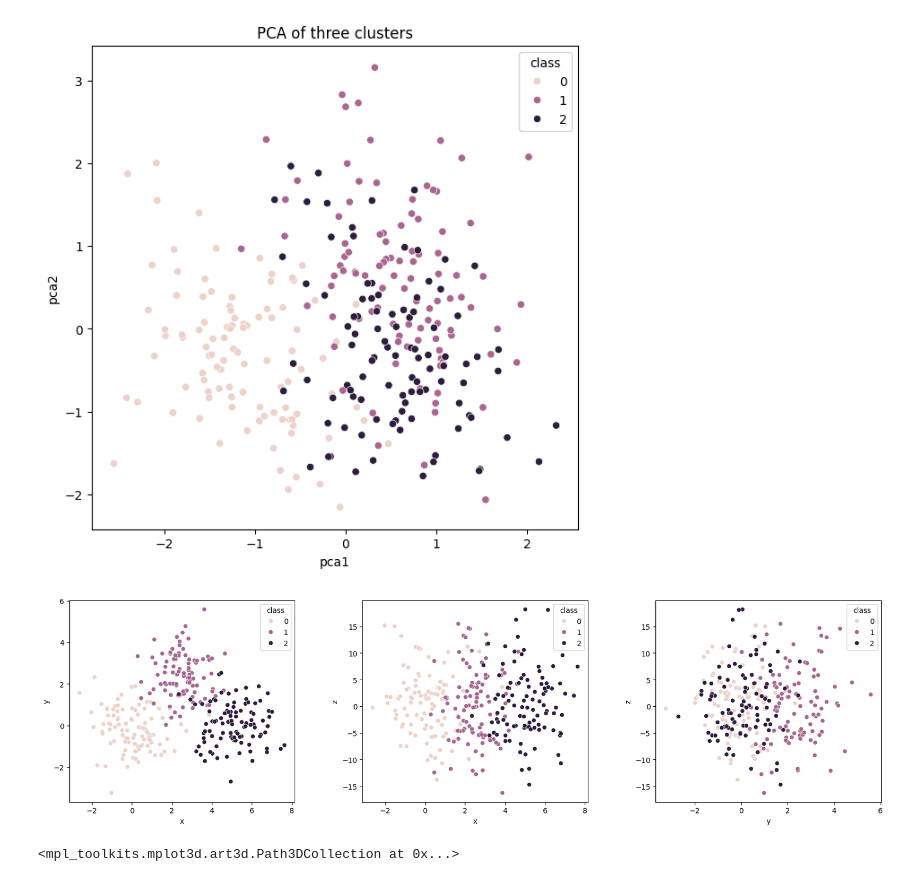
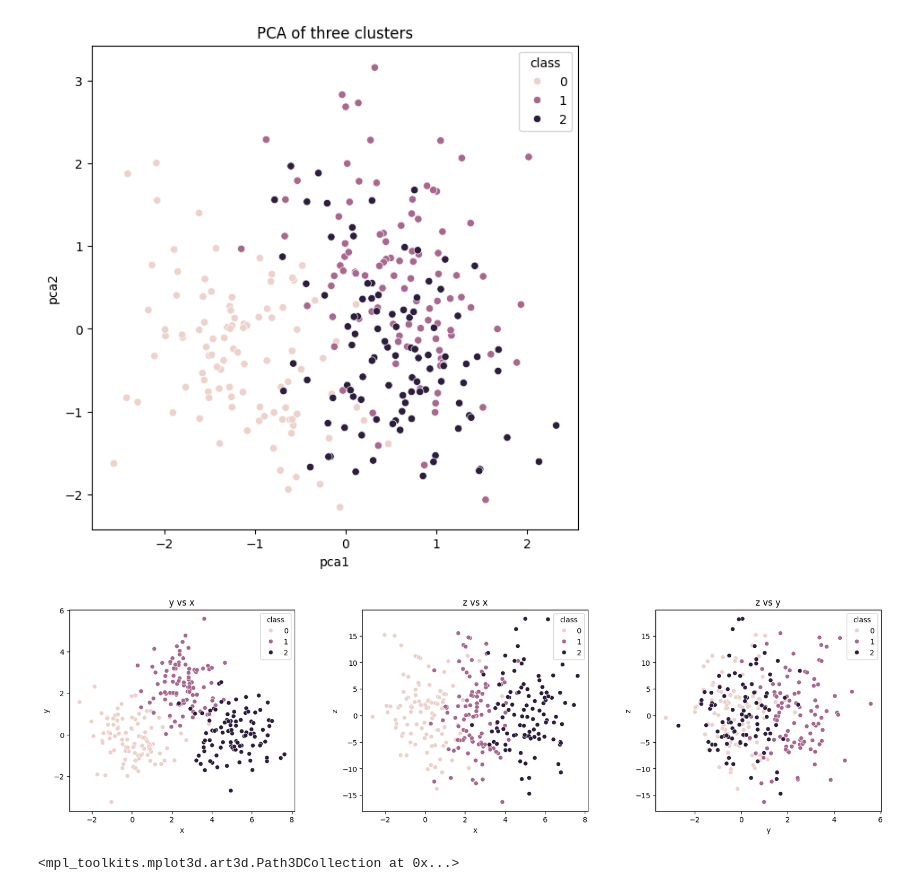
Before and after one commit to kaluznys/uczenie_maszynowe_UW, a Jupyter notebook: praca_domowa1_um_uw.ipynb, the cells around one changed output. Drawn from its saved outputs; the diff is of its cells as text; code cells hidden in the pictures.

```diff
--- a/praca_domowa1_um_uw.ipynb
+++ b/praca_domowa1_um_uw.ipynb
@@ -106,16 +111,19 @@ Text(0.5, 1.0, 'PCA of three clusters')
 # %%
 # inne wykresy:
 plt.rcParams["figure.figsize"] = (20,5)
 plt.subplots_adjust(wspace = 0.3)
 plt.subplot(1, 3, 1)
 sns.scatterplot(df.iloc[:, [True, True, False, True]], x = 'x', y='y', hue='class')
+plt.title('y vs x')
 plt.subplot(1, 3, 2)
 sns.scatterplot(df.iloc[:, [True, False, True, True]], x = 'x', y='z', hue='class')
+plt.title('z vs x')
 plt.subplot(1, 3, 3)
 sns.scatterplot(df.iloc[:, [False, True, True, True]], x = 'y', y='z', hue='class')
+plt.title('z vs y')
 plt.show()
 # %% [output]
-[figure, old version]
+[figure, new version]
 # %%
 from mpl_toolkits import mplot3d
 from matplotlib.colors import ListedColormap
```
Also changed, not shown: parts of 8 cells of this notebook.
